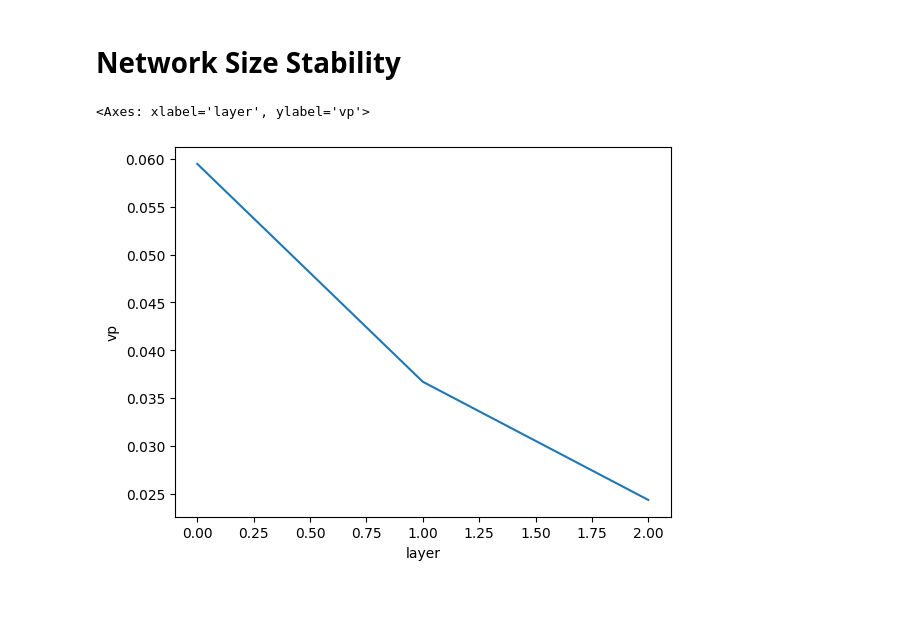
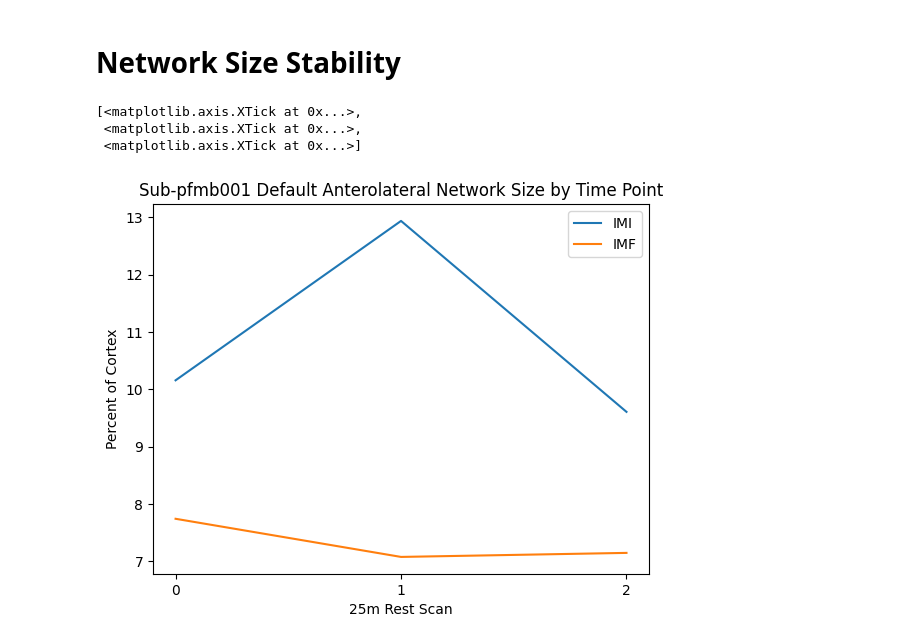
Before and after one commit to cole-khamnei/precision_mapping, a Jupyter notebook: notebooks/dev_nb.ipynb, the cells around one changed output. Drawn from its saved outputs; the diff is of its cells as text; code cells hidden in the pictures; blank space fills up the shorter version.

Commit message:
temp updatesl lot of changes

```diff
--- a/notebooks/dev_nb.ipynb
+++ b/notebooks/dev_nb.ipynb
@@ -376,9 +364,9 @@ _, pfm_pdf = calculate_overlap_score_npz(save_csv_path="imf_save.csv")
 
 pfm_imf_partitions = []
 for i, parcel_partition_path in enumerate(paths["parcel-partition"]):
-    layer_partition_df = pfm_pdf.loc[pfm_pdf["layer"] == i].sort_values("node")
-    indices = layer_partition_df["node"].values
-    groups = layer_partition_df["mod"].values
+    layer_partition_df = pfm_pdf.loc[pfm_pdf["layer"] == i].sort_values("physical_id")
+    indices = layer_partition_df["physical_id"].values
+    groups = layer_partition_df["mod_depth2"].values
 
     pfm_imf_partitions.append((indices, groups))
     pm.parcellate.save_partition(indices, groups, parcel_partition_path)
@@ -422,21 +413,26 @@ KeyError: 'mod_depth2'
 # %%
-mlr_rate_s = [0.01, 0.05, 0.10]
+mlr_rate_s = [0.0, 0.01, 0.05, 0.10, 0.5]
 hcp_imf_ccp_mlr_scores = {}
+pfm_imf_ccp_mlr_scores = {}
 pbar = tqdm(desc="Running MLR tests", total=2 * len(mlr_rate_s))
 
 for mlr_rate in mlr_rate_s:
     mlr_rate_str = f"{mlr_rate:.02f}"[-2:]
+    # if not os.path.exists(f"imf_hcp_save_mlr_{mlr_rate_str}.csv"):
+    #     continue
     hcp_imf_mlr_ccp_score, _ = calculate_overlap_score_npz(hcp_vfc_paths, save_csv_path=f"imf_hcp_save_mlr_{mlr_rate_str}.csv",
                                       overwrite=False, mlr_rate=mlr_rate, metric=co_cluster_percent)
     hcp_imf_ccp_mlr_scores[mlr_rate] = hcp_imf_mlr_ccp_score
     pbar.update(1)
 
-# for mlr_rate in mlr_rate_s:
-#     mlr_rate_str = f"{mlr_rate:.02f}"[-2:]
-#     calculate_overlap_score_npz(pfm_vfc_paths, save_csv_path=f"imf_pfm_save_mlr_{mlr_rate_str}.csv", overwrite=False, mlr_rate=mlr_rate)
-#     pbar.update(1)
+for mlr_rate in mlr_rate_s:
+    mlr_rate_str = f"{mlr_rate:.02f}"[-2:]
+    pfm_imf_mlr_ccp_score, _ = calculate_overlap_score_npz(pfm_vfc_paths, save_csv_path=f"imf_pfm_save_mlr_{mlr_rate_str}.csv",
+                                                           overwrite=False, mlr_rate=mlr_rate, metric=co_cluster_percent)
+    pfm_imf_ccp_mlr_scores[mlr_rate] = pfm_imf_mlr_ccp_score
+    pbar.update(1)
 # %%
-# pfm_imi_nmis_scores = calculate_overlap_score_from_npy(pfm_parcel_partition_paths)
+pfm_imi_nmis_scores = calculate_overlap_score_from_npy(pfm_parcel_partition_paths)
 hcp_imi_nmis_scores = calculate_overlap_score_from_npy(hcp_parcel_partition_paths)
 
 pfm_imf_nmis_scores, _ = calculate_overlap_score_npz(save_csv_path="imf_save.csv")
@@ -708,4 +733,12 @@ sns.lineplot(data=sd, x="x", y="value", hue="variable", ax=ax)
 [figure]
 # %% [markdown]
 # Network Size Stability
+# %%
+imi_csv_paths = glob.glob(test_dir + "*duration-25m*.csv")
+imi_df_s = [pd.read_csv(p).assign(layer=i) for i, p in enumerate(imi_csv_paths)]
+imi_df_s = pd.concat([df.assign(p_area=df["area"] / df["area"].sum() * 100).assign(vp=df["vertex_count"]/59_412) for df in imi_df_s])
+
+imf_csv_paths = glob.glob(test_dir + "pfm_IMF/sub-pfmsb001/*duration-25m*.csv")
+imf_df_s = [pd.read_csv(p).assign(layer=i) for i, p in enumerate(imf_csv_paths)]
+imf_df_s = pd.concat([df.assign(p_area=df["area"] / df["area"].sum() * 100).assign(vp=df["vertex_count"]/59_412) for df in imf_df_s])
 # %%
@@ -713,5 +749,12 @@ csv_paths = glob.glob(test_dir + "*duration-25m*kms*.csv")
 # %%
-sns.lineplot(data=df_s.query("network == 'Salience'"), x="layer", y="vp")
+fig, ax = plt.subplots()
+sns.lineplot(data=imi_df_s.query("network == 'Default_Anterolateral'"), x="layer", y="p_area", label="IMI", ax=ax)
+sns.lineplot(data=imf_df_s.query("network == 'Default_Anterolateral'"), x="layer", y="p_area", label="IMF", ax=ax)
+
+ax.set(title="Sub-pfmb001 Default Anterolateral Network Size by Time Point", xlabel="25m Rest Scan", ylabel="Percent of Cortex")
+ax.set_xticks(range(3))
 # %% [output]
-<Axes: xlabel='layer', ylabel='vp'>
+[<matplotlib.axis.XTick at 0x...>,
+ <matplotlib.axis.XTick at 0x...>,
+ <matplotlib.axis.XTick at 0x...>]
-[figure, old version]
+[figure, new version]
```
Also changed, not shown: parts of 49 cells of this notebook.
